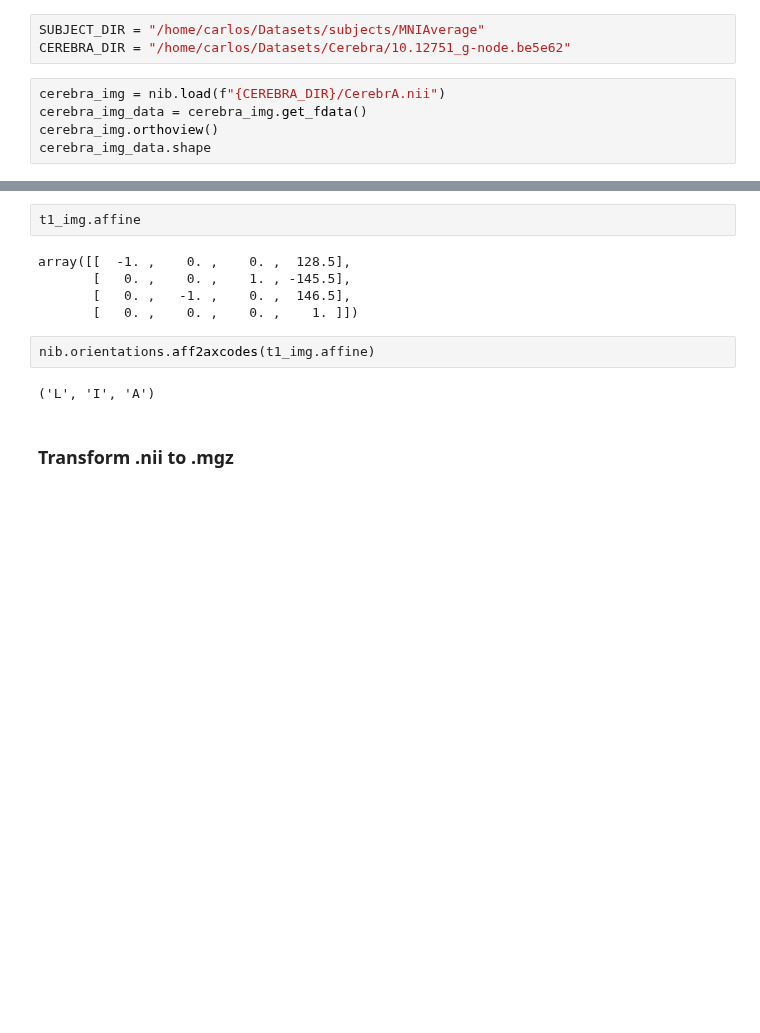
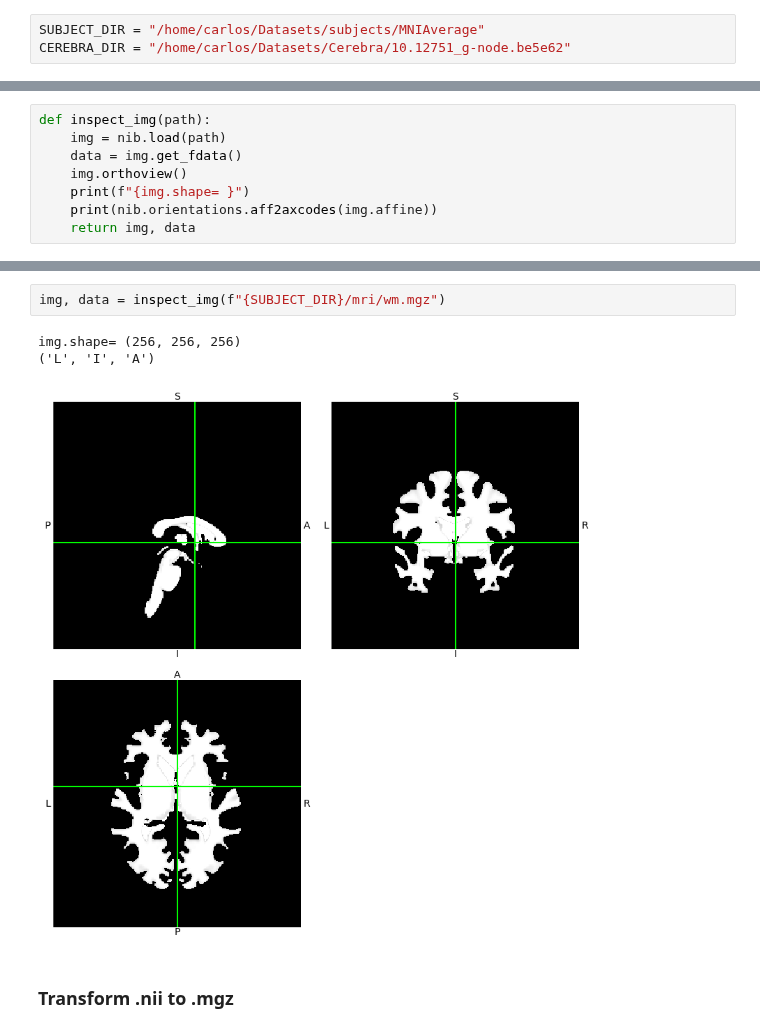
Before and after one commit to kdotdot/cerebra_atlas_python, a Jupyter notebook: 0.0-initial-transforms.ipynb, the cells around one changed output, grey strips where cells are left out. Saved outputs shown, nothing was run; the diff lists cells and outputs as text; blank space fills up the shorter version.

Commit message:
3d plots + other fix

```diff
--- a/0.0-initial-transforms.ipynb
+++ b/0.0-initial-transforms.ipynb
@@ -4,8 +14,3 @@ import mne
 # %%
 SUBJECT_DIR = "/home/carlos/Datasets/subjects/MNIAverage"
 CEREBRA_DIR = "/home/carlos/Datasets/Cerebra/10.12751_g-node.be5e62"
-# %%
-cerebra_img = nib.load(f"{CEREBRA_DIR}/CerebrA.nii")
-cerebra_img_data = cerebra_img.get_fdata()
-cerebra_img.orthoview()
-cerebra_img_data.shape
@@ -25,0 +17,8 @@ array([[   1.,    0.,    0.,  -96.],
+# %%
+def inspect_img(path):
+    img = nib.load(path)
+    data = img.get_fdata()
+    img.orthoview()
+    print(f"{img.shape= }")
+    print(nib.orientations.aff2axcodes(img.affine))
+    return img, data
@@ -33,15 +36,10 @@ t1_img.shape
 [figure]
-# %%
-t1_img.affine
-# %% [output]
-array([[  -1. ,    0. ,    0. ,  128.5],
-       [   0. ,    0. ,    1. , -145.5],
-       [   0. ,   -1. ,    0. ,  146.5],
-       [   0. ,    0. ,    0. ,    1. ]])
-# %%
-nib.orientations.aff2axcodes(t1_img.affine)
-# %% [output]
-('L', 'I', 'A')
+# %%
+img, data = inspect_img(f"{SUBJECT_DIR}/mri/wm.mgz")
+# %% [output]
+img.shape= (256, 256, 256)
+('L', 'I', 'A')
+[figure, added]
 # %% [markdown]
 ### Transform .nii to .mgz
 # %%
```
Also changed, not shown: parts of 35 cells of this notebook, 10 other files.
